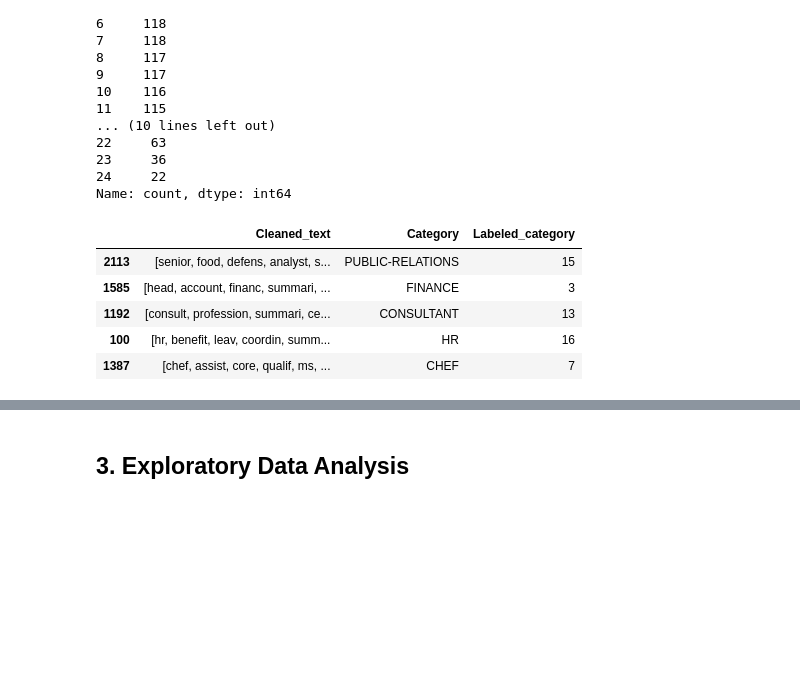
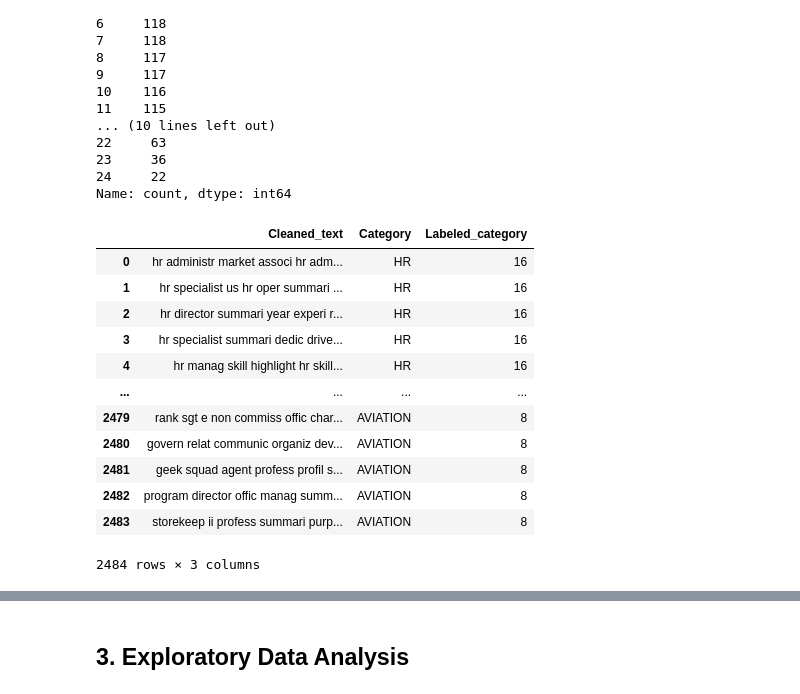
Before and after one commit to aymanrafif/Resume-Classification-Using-Machine-Learning-Models, a Jupyter notebook: Resume Classification Using Machine Learning Models.ipynb, the cells around one changed output, grey strips where cells are left out. Drawn from its saved outputs; the diff is of its cells as text; code cells hidden in the pictures; blank space fills up the shorter version.

```diff
--- a/Resume Classification Using Machine Learning Models.ipynb
+++ b/Resume Classification Using Machine Learning Models.ipynb
@@ -131,10 +143,16 @@ See the caveats in the documentation: https://pandas.pydata.org/pandas-docs/stab
 # %%
 stemmer_ss = SnowballStemmer("english")
 
-def stem_tokens(tokens):
-    return [stemmer_ss.stem(token) for token in tokens]
+def stemming(tokens):
+    do = []
+    for w in tokens:
+        dt = stemmer_ss.stem(w)
+        do.append(dt)
+    d_clean=[]
+    d_clean=" ".join(do)
+    return d_clean
 
-df_cleaned['Cleaned_text'] = df_cleaned['Cleaned_text'].apply(lambda tokens: stem_tokens(tokens))
+df_cleaned['Cleaned_text'] = df_cleaned['Cleaned_text'].apply(lambda tokens: stemming(tokens))
 
 df_cleaned.head()
 # %% [output]
@@ -221,11 +234,18 @@ Labeled_category
 24     22
 Name: count, dtype: int64
 # %%
-df_cleaned.sample(5)
+df_cleaned
 # %% [output]
 |  | Cleaned_text | Category | Labeled_category |
-| 2113 | [senior, food, defens, analyst, s... | PUBLIC-RELATIONS | 15 |
-| 1585 | [head, account, financ, summari, ... | FINANCE | 3 |
-| 1192 | [consult, profession, summari, ce... | CONSULTANT | 13 |
-| 100 | [hr, benefit, leav, coordin, summ... | HR | 16 |
-| 1387 | [chef, assist, core, qualif, ms, ... | CHEF | 7 |
+| 0 | hr administr market associ hr adm... | HR | 16 |
+| 1 | hr specialist us hr oper summari ... | HR | 16 |
+| 2 | hr director summari year experi r... | HR | 16 |
+| 3 | hr specialist summari dedic drive... | HR | 16 |
+| 4 | hr manag skill highlight hr skill... | HR | 16 |
+| ... | ... | ... | ... |
+| 2479 | rank sgt e non commiss offic char... | AVIATION | 8 |
+| 2480 | govern relat communic organiz dev... | AVIATION | 8 |
+| 2481 | geek squad agent profess profil s... | AVIATION | 8 |
+| 2482 | program director offic manag summ... | AVIATION | 8 |
+| 2483 | storekeep ii profess summari purp... | AVIATION | 8 |
+2484 rows × 3 columns
```
Also changed, not shown: parts of 17 cells of this notebook.
